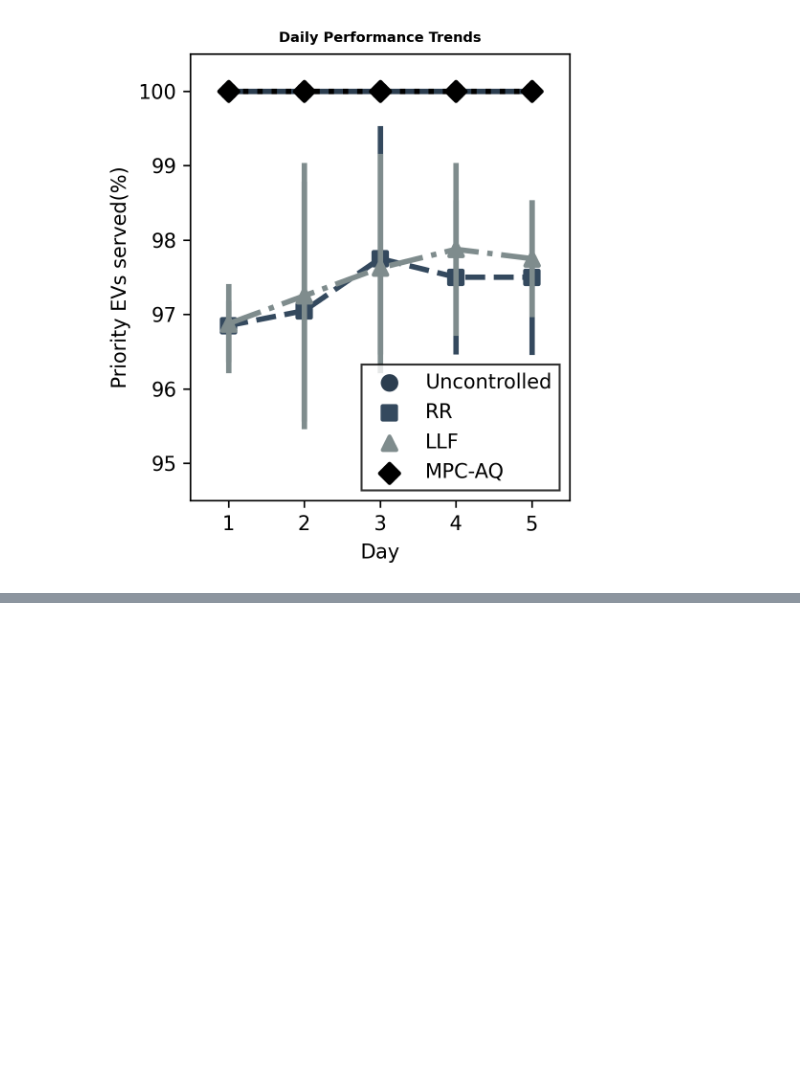
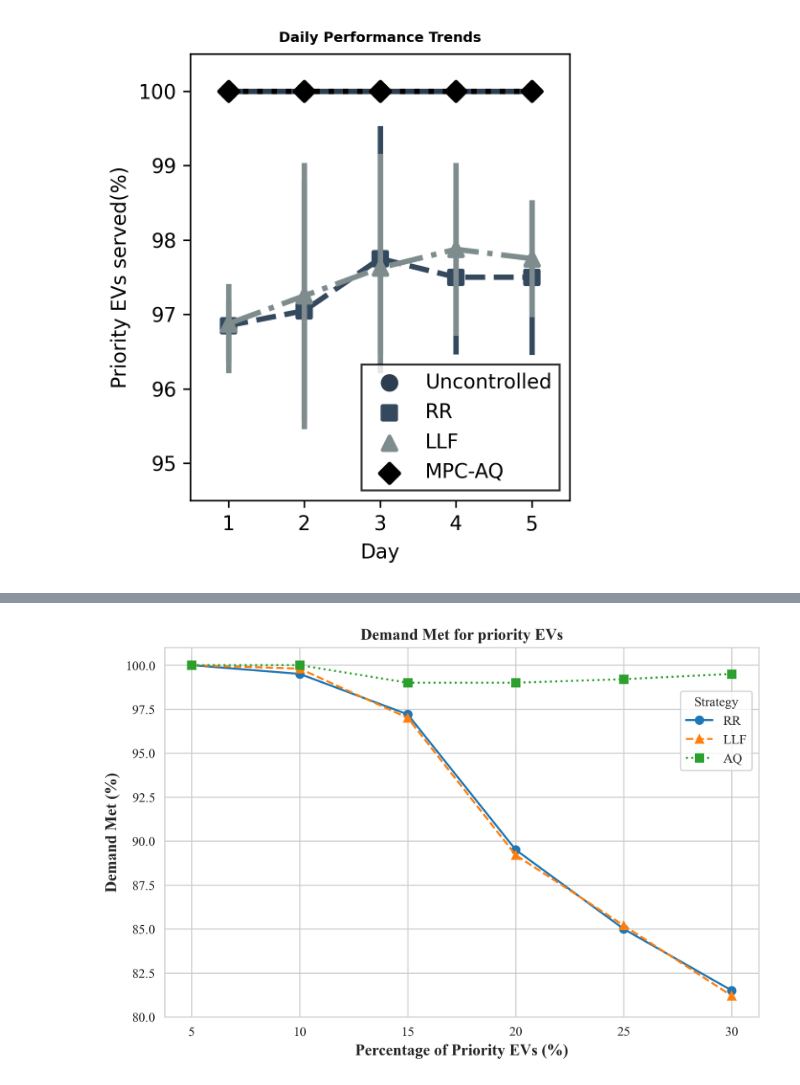
Before and after one commit to kamareee/acn-ev-simulation, a Jupyter notebook: simulation_result_analysis_journal_paper.ipynb, the cells around one changed output, grey strips where cells are left out. Drawn from its saved outputs; the diff is of its cells as text; code cells hidden in the pictures; blank space fills up the shorter version.

```diff
--- a/simulation_result_analysis_journal_paper.ipynb
+++ b/simulation_result_analysis_journal_paper.ipynb
@@ -713,0 +672,86 @@ plt.tight_layout()
+# %%
+# --- Data Preparation ---
+
+# Data for the first plot: Demand Met
+demand_data = {
+    'priority_ev (%)': [5, 10, 15, 20, 25, 30],
+    'RR': [100, 99.5, 97.2, 89.5, 85, 81.5],
+    'LLF': [100, 99.8, 97, 89.2, 85.2, 81.2],
+    'AQ': [100, 100, 99, 99, 99.2, 99.5]
+}
+df_demand = pd.DataFrame(demand_data)
+
+# Data for the second plot: Energy Cost
+energy_data = {
+    'priority_ev (%)': [5, 10, 15, 20, 25, 30],
+    'RR': [32.17, 32.4, 33.16, 33.2, 34, 34.2],
+    'LLR': [31.9, 32.2, 33.2, 33.2, 34.3, 34.1],
+    'AQ': [32.5, 32.5, 33.67, 35, 36, 36.2]
+}
+
+df_energy = pd.DataFrame(energy_data)
+
+# --- Plotting Configuration ---
+# Set a professional style for the plots.
+sns.set_style("whitegrid")
+plt.rcParams['font.family'] = 'serif'
+plt.rcParams['font.serif'] = ['Times New Roman']
+plt.rcParams['axes.labelsize'] = 12
+plt.rcParams['xtick.labelsize'] = 10
+plt.rcParams['ytick.labelsize'] = 10
+plt.rcParams['legend.fontsize'] = 10
+
+# Define markers and line styles for clarity.
+markers = ['o', '^', 's']
+linestyles = ['-', '--', ':']
+colors = ['#1f77b4', '#ff7f0e', '#2ca02c'] # Blue, Orange, Green
+
+# --- Plot 1: Demand Met Analysis ---
+fig1, ax1 = plt.subplots(figsize=(8, 5), dpi=300)
+
+for i, column in enumerate(df_demand.columns[1:]):
+    ax1.plot(df_demand['priority_ev (%)'], df_demand[column],
+             marker=markers[i],
+             linestyle=linestyles[i],
+             color=colors[i],
+             label=column)
+
+# Set titles and labels for the first plot.
+ax1.set_title('Demand Met for priority EVs', fontsize=12, fontweight='bold')
+ax1.set_xlabel('Percentage of Priority EVs (%)', fontsize=12, fontweight='bold')
+ax1.set_ylabel('Demand Met (%)', fontsize=12, fontweight='bold')
+ax1.set_ylim(80, 101) # Adjust y-axis for better spacing
+ax1.set_xticks(df_demand['priority_ev (%)']) # Ensure all x-ticks are shown
+ax1.legend(title='Strategy', fontsize=10, loc='upper right', bbox_to_anchor=(1, 0.9))
+
+# --- Plot 2: Energy Cost Analysis ---
+fig2, ax2 = plt.subplots(figsize=(8, 5), dpi=300)
+
+for i, column in enumerate(df_energy.columns[1:]):
+    # Rename 'LLR' to 'LLF' for consistency in the legend if desired, matching the first graph's likely intent.
+    label_name = 'LLF' if column == 'LLR' else column
+    ax2.plot(df_energy['priority_ev (%)'], df_energy[column],
+             marker=markers[i],
+             linestyle=linestyles[i],
+             color=colors[i],
+             label=label_name)
+
+# Set titles and labels for the second plot.
+ax2.set_title('Priority EV supplied vs total energy cost', fontsize=14, fontweight='bold')
+ax2.set_xlabel('Percentage of Priority EVs (%)', fontsize=12)
+ax2.set_ylabel('Energy Cost (AUD/500 kWh(approx.))', fontsize=12)
+ax2.set_ylim(31, 37) # Adjust y-axis for better spacing
+ax2.set_xticks(df_energy['priority_ev (%)']) # Ensure all x-ticks are shown
+ax2.legend(title='Strategy', fontsize=10, loc='upper right', bbox_to_anchor=(0.9, 0.9))
+
+
+# --- Display and Save Plots ---
+# Show the plots.
+plt.tight_layout()
+plt.show()
+
+# Save the figures to files.
+# fig1.savefig('demand_met_analysis.png', bbox_inches='tight')
+# fig2.savefig('energy_cost_analysis.png', bbox_inches='tight')
+# %% [output]
+[figure, added]
```
Also changed, not shown: parts of 4 cells of this notebook, 5 other files.
